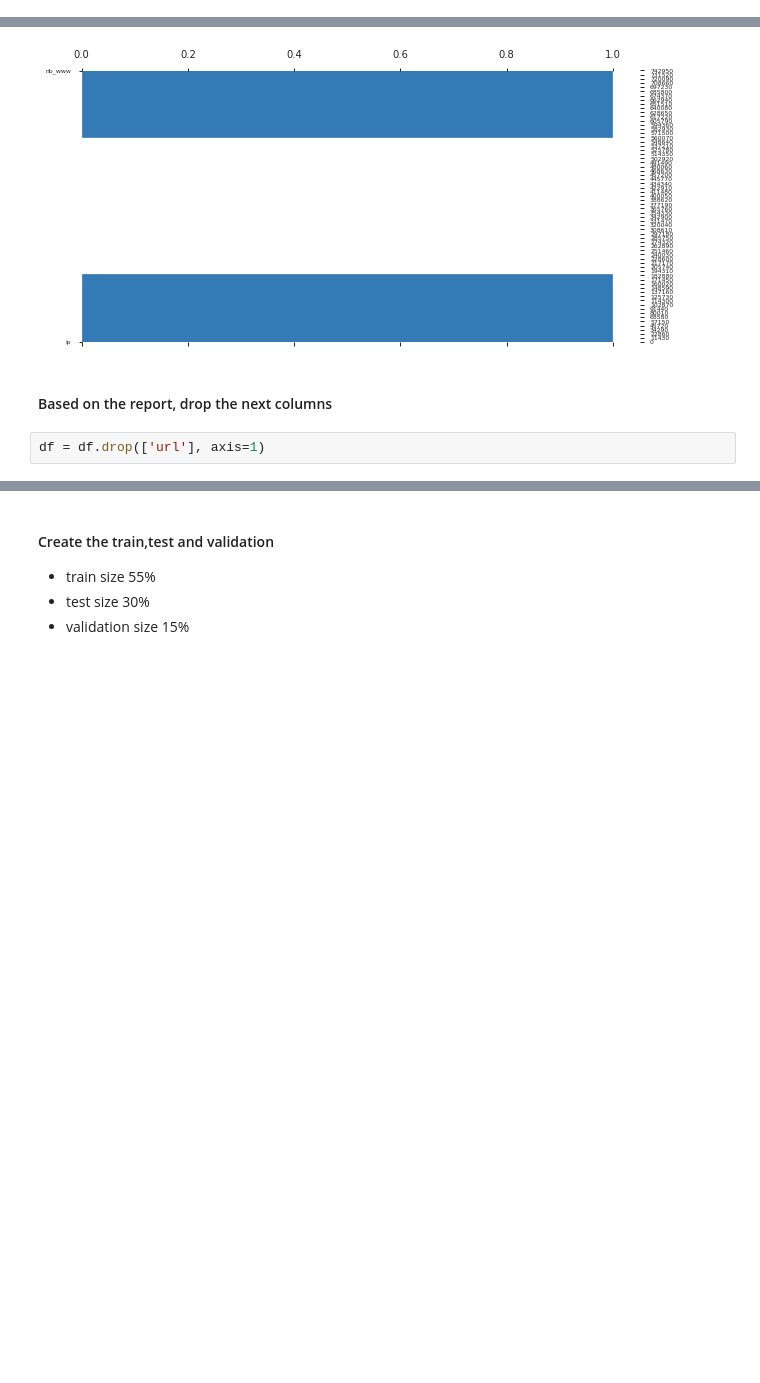
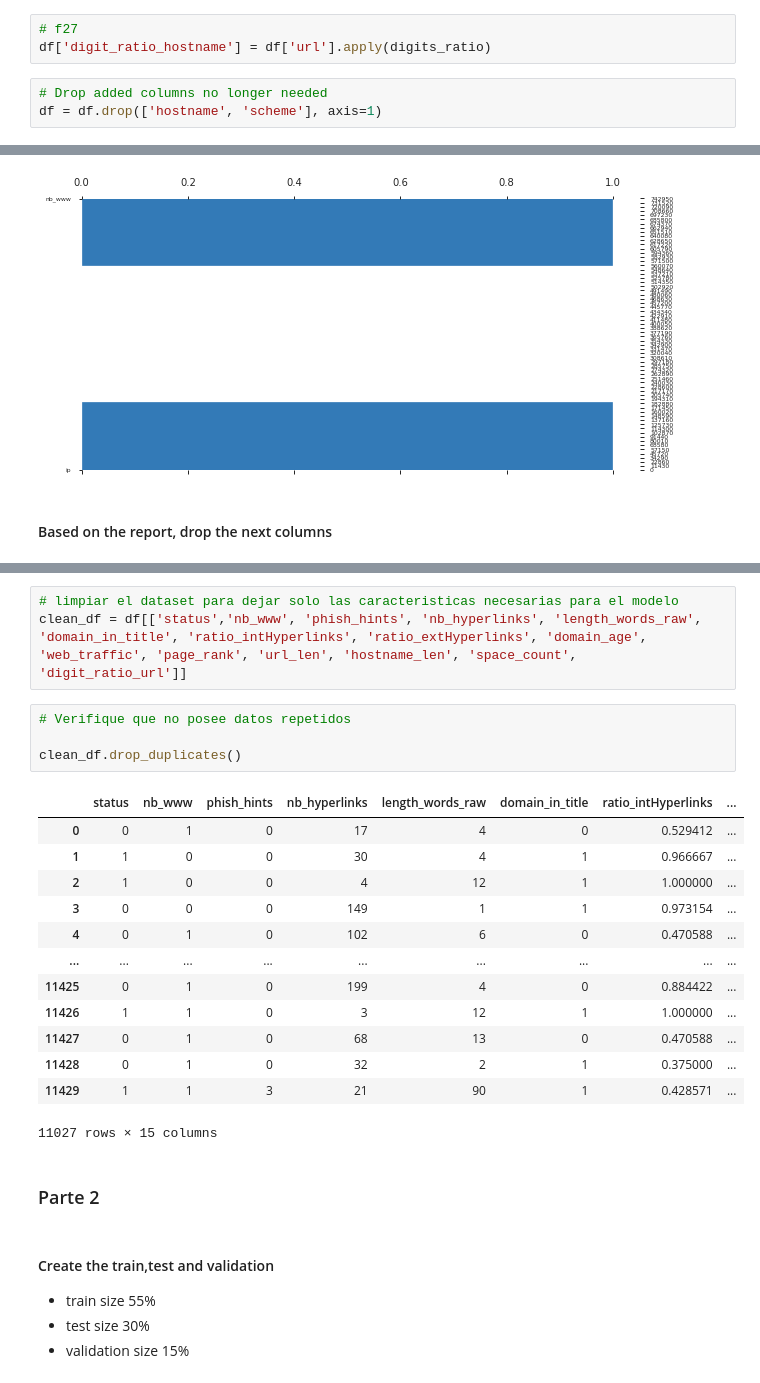
Before and after one commit to Mar19845/SDS_LAB1, a Jupyter notebook: lab1.ipynb, the cells around one changed output, grey strips where cells are left out. Drawn from its saved outputs; the diff is of its cells as text; blank space fills up the shorter version.

```diff
--- a/lab1.ipynb
+++ b/lab1.ipynb
@@ -56,3 +139,9 @@ ejemplo de cinco observaciones donde se visualicen algunas de las columnas nueva
+# %%
+# f27
+df['digit_ratio_hostname'] = df['url'].apply(digits_ratio)
+# %%
+# Drop added columns no longer needed
+df = df.drop(['hostname', 'scheme'], axis=1)
 # %% [markdown]
 #### Show first 5 rows after transformations
 # %%
@@ -87,5 +206,3 @@ https://github.com/pandas-profiling/pandas-profiling/issues
 [figure]
 # %% [markdown]
 #### Based on the report, drop the next columns
-# %%
-df = df.drop(['url'], axis=1)
@@ -92,3 +250,26 @@ df = df.drop(['url'], axis=1)
+# %%
+# limpiar el dataset para dejar solo las caracteristicas necesarias para el modelo
+clean_df = df[['status','nb_www', 'phish_hints', 'nb_hyperlinks', 'length_words_raw', 'domain_in_title', 'ratio_intHyperlinks', 'ratio_extHyperlinks', 'domain_age', 'web_traffic', 'page_rank', 'url_len', 'hostname_len', 'space_count', 'digit_ratio_url']]
+# %%
+# Verifique que no posee datos repetidos
+
+clean_df.drop_duplicates()
+# %% [output]
+|  | status | nb_www | phish_hints | nb_hyperlinks | length_words_raw | domain_in_title | ratio_intHyperlinks | ... |
+| 0 | 0 | 1 | 0 | 17 | 4 | 0 | 0.529412 | ... |
+| 1 | 1 | 0 | 0 | 30 | 4 | 1 | 0.966667 | ... |
+| 2 | 1 | 0 | 0 | 4 | 12 | 1 | 1.000000 | ... |
+| 3 | 0 | 0 | 0 | 149 | 1 | 1 | 0.973154 | ... |
+| 4 | 0 | 1 | 0 | 102 | 6 | 0 | 0.470588 | ... |
+| ... | ... | ... | ... | ... | ... | ... | ... | ... |
+| 11425 | 0 | 1 | 0 | 199 | 4 | 0 | 0.884422 | ... |
+| 11426 | 1 | 1 | 0 | 3 | 12 | 1 | 1.000000 | ... |
+| 11427 | 0 | 1 | 0 | 68 | 13 | 0 | 0.470588 | ... |
+| 11428 | 0 | 1 | 0 | 32 | 2 | 1 | 0.375000 | ... |
+| 11429 | 1 | 1 | 3 | 21 | 90 | 1 | 0.428571 | ... |
+11027 rows × 15 columns
+# %% [markdown]
+### Parte 2
 # %% [markdown]
 #### Create the train,test and validation
 * train size 55%
```
Also changed, not shown: parts of 39 cells of this notebook, 4 other files.
